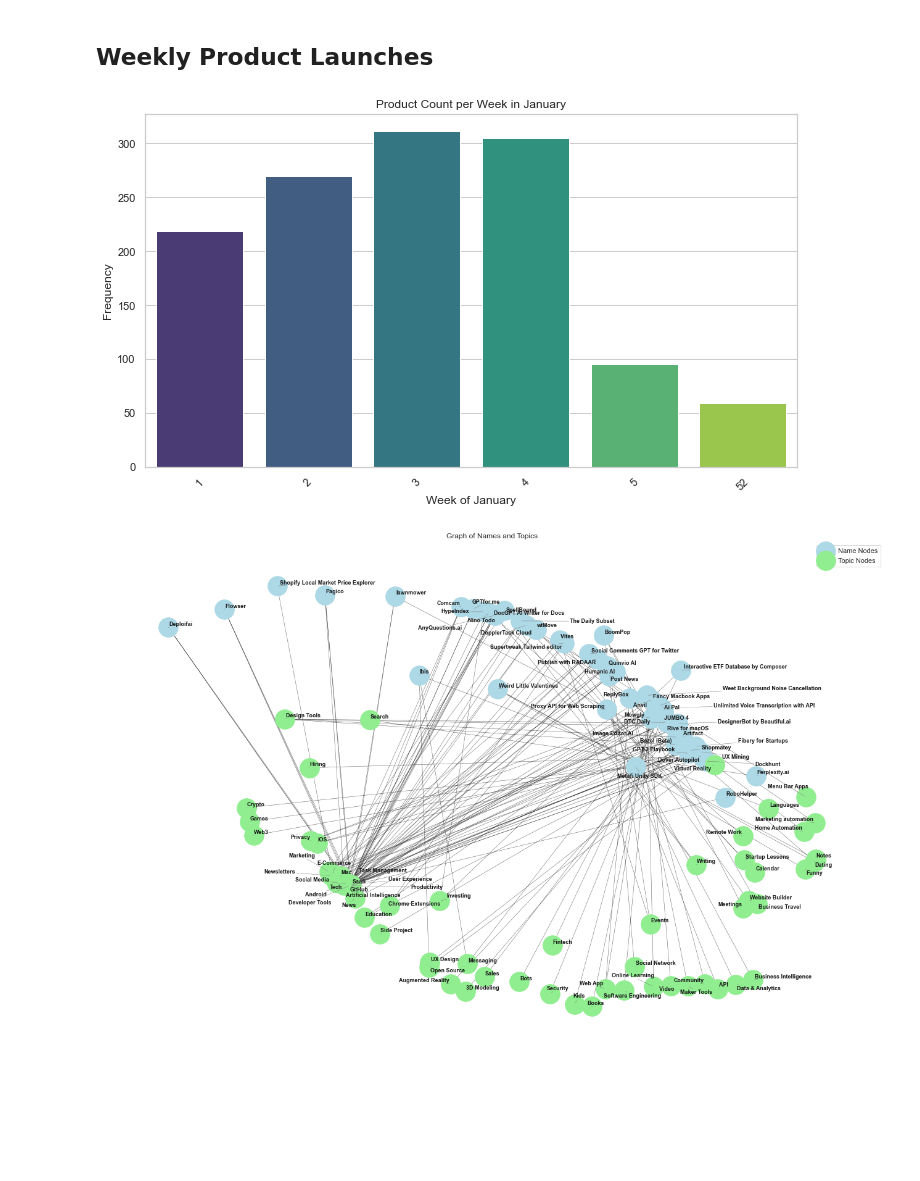
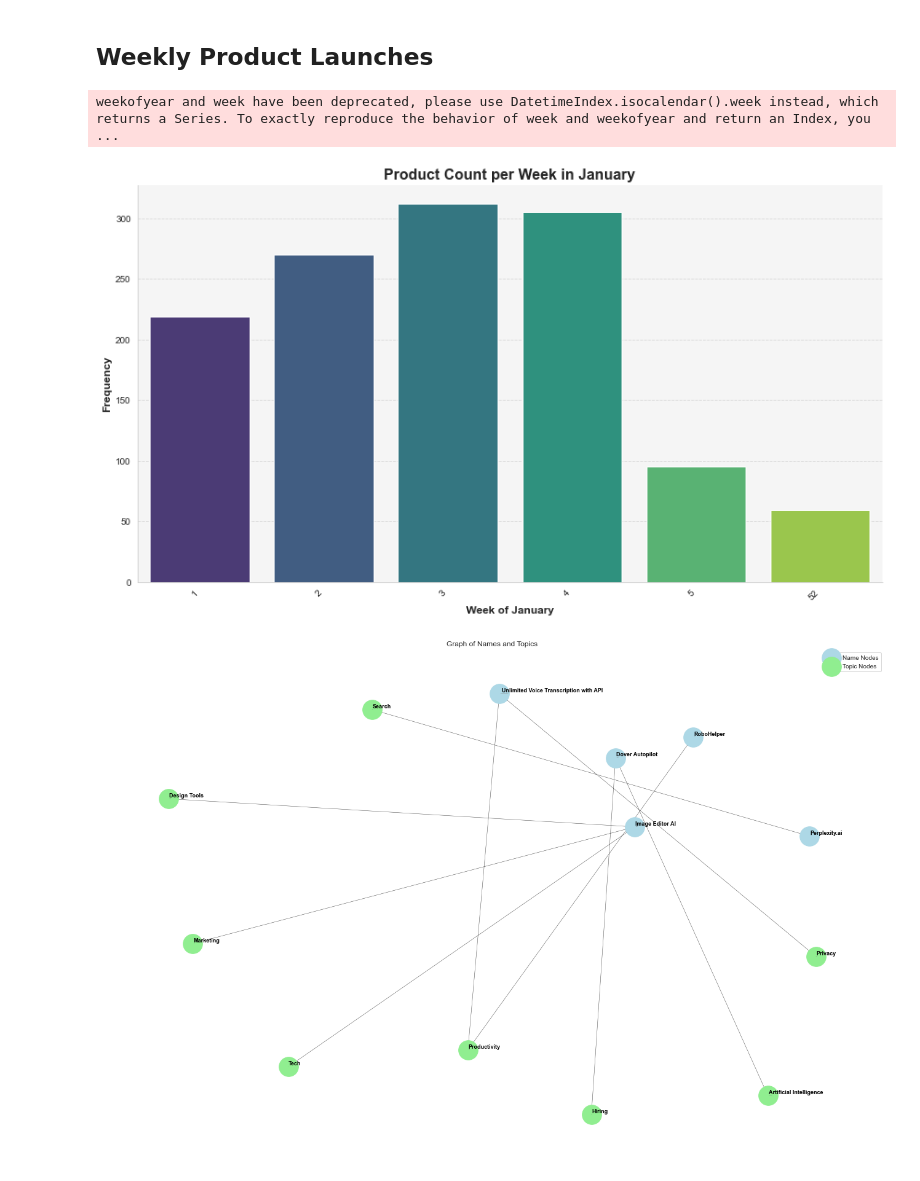
Before and after one commit to AliMehdii/ProductHunt_EDA_and_Unspervised_Sentiment_Analysis, a Jupyter notebook: Stats_Code/Data_Wrangling/EDA.ipynb, the cells around one changed output. Cells and saved outputs as stored; diff of their text form; code cells hidden in the pictures; blank space fills up the shorter version.

```diff
--- a/Stats_Code/Data_Wrangling/EDA.ipynb
+++ b/Stats_Code/Data_Wrangling/EDA.ipynb
@@ -313,21 +376,54 @@ product_count_per_day.set_index('createdAt', inplace=True)
 # Step 2: Resample by week and sum product_count
 weekly_data = product_count_per_day.resample('W').sum()
 
+
 # Step 3: Create the bar plot using Seaborn
-plt.figure(figsize=(10, 6))
-sns.barplot(x=weekly_data.index.week, y='product_count', data=weekly_data, palette='viridis')
-plt.xlabel('Week of January')
-plt.ylabel('Frequency')
-plt.title('Product Count per Week in January')
-plt.xticks(rotation=45)
+plt.figure(figsize=(12, 7))  # Increase the figure size
+
+# Use a modern color palette, 'viridis' is a good choice, but you can also try 'magma', 'plasma', or 'inferno'.
+sns.set_palette('viridis')
+
+# Create the bar plot
+ax = sns.barplot(x=weekly_data.index.week, y='product_count', data=weekly_data)
+
+# Add grid lines
+ax.grid(axis='y', linestyle='--', alpha=0.7)
+
+# Use a different font style for the title and axis labels
+plt.xlabel('Week of January', fontweight='bold', fontsize=12)
+plt.ylabel('Frequency', fontweight='bold', fontsize=12)
+plt.title('Product Count per Week in January', fontweight='bold', fontsize=16)
+
+# Rotate x-axis labels for better readability
+plt.xticks(rotation=45, ha='right')
+
+# Add a background color to the plot for a cleaner appearance
+ax.set_facecolor('#f5f5f5')
+
+# Remove the top and right spines
+ax.spines['top'].set_visible(False)
+ax.spines['right'].set_visible(False)
+
+# Show the plot
 plt.tight_layout()
 plt.show()
+
+# # Step 3: Create the bar plot using Seaborn
+# plt.figure(figsize=(10, 6))
+# sns.barplot(x=weekly_data.index.week, y='product_count', data=weekly_data, palette='viridis')
+# plt.xlabel('Week of January')
+# plt.ylabel('Frequency')
+# plt.title('Product Count per Week in January')
+# plt.xticks(rotation=45)
+# plt.tight_layout()
+# plt.show()
 # %% [output]
+weekofyear and week have been deprecated, please use DatetimeIndex.isocalendar().week instead, which returns a Series. To exactly reproduce the behavior of week and weekofyear and return an Index, you ...
-[figure, old version]
+[figure, new version]
 # %%
 # Select only 'name' and 'topics' columns to create a new DataFrame
 tmp_df = df[['name', 'topics']]
-Graph_df = tmp_df.head(50)
+Graph_df = tmp_df.head(5)
 
 
 # Create a directed graph
@@ -374,31 +470,31 @@ text_objects_list = list(text_objects.values())
 
 # Adjust node labels to prevent overlapping
 adjust_text(text_objects_list, arrowprops=dict(arrowstyle='-', color='grey', lw=0.5))
 
 # Draw edges and legend
 nx.draw_networkx_edges(G, pos, width=0.5, alpha=0.7)
 plt.title('Graph of Names and Topics')
 plt.legend()
 plt.axis('off')  # Turn off axis for better visualization
 plt.tight_layout()
 plt.show()
 
 # Draw the graph
 # plt.figure(figsize=(12, 8))
 # name_nodes = [node for node, node_type in G.nodes(data='node_type') if node_type == 'name']
 # topic_nodes = [node for node, node_type in G.nodes(data='node_type') if node_type == 'topic']
 # nx.draw_networkx_nodes(G, pos, nodelist=name_nodes, node_color='lightblue', node_size=2000, label='Name Nodes')
 # nx.draw_networkx_nodes(G, pos, nodelist=topic_nodes, node_color='lightgreen', node_size=2000, label='Topic Nodes')
 # nx.draw_networkx_labels(G, pos, font_size=10, font_weight='bold')
 # nx.draw_networkx_edges(G, pos, width=0.5, alpha=0.7)
 # plt.title('Graph of Names and Topics')
 # plt.legend()
 # plt.show()
 
 # # Draw the graph
 # plt.figure(figsize=(12, 8))
 # nx.draw(G, pos, with_labels=True, node_size=2000, node_color='lightblue', font_size=10, font_weight='bold')
 # plt.title('Graph of Names and Topics')
 # plt.show()
 # %% [output]
-[figure, old version]
+[figure, new version]
```
Also changed, not shown: parts of 7 cells of this notebook.
